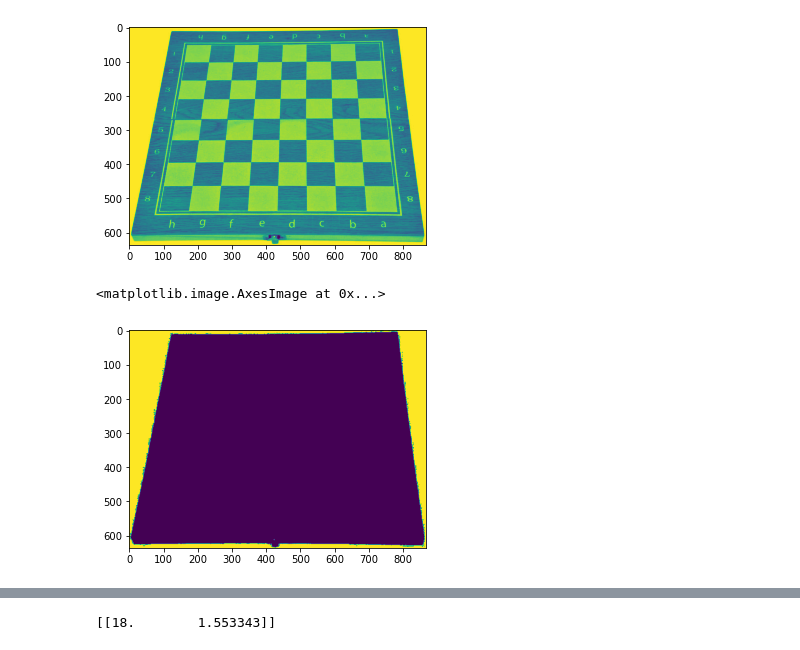
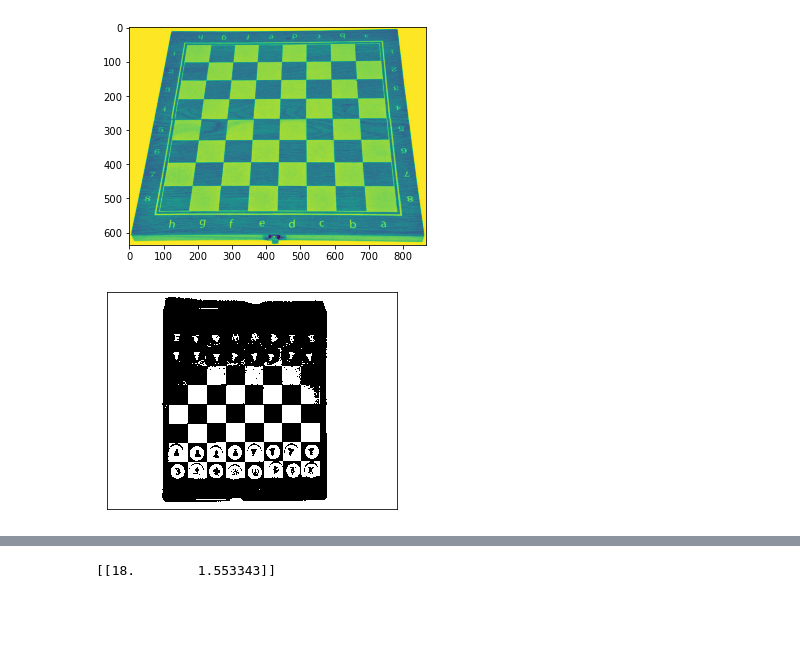
Before and after one commit to JGarruchoF/PID_Identificacion_de_fichas_tablero_ajedrez, a Jupyter notebook: Deteccion_tablero.ipynb, the cells around one changed output, grey strips where cells are left out. Cells and saved outputs as stored; diff of their text form; code cells hidden in the pictures; blank space fills up the shorter version.

```diff
--- a/Deteccion_tablero.ipynb
+++ b/Deteccion_tablero.ipynb
@@ -13,13 +21,11 @@ plt.imshow(img)
 <matplotlib.image.AxesImage at 0x...>
 [figure]
 # %%
-ret,thresh1 = cv2.threshold(img,250,255,cv2.THRESH_BINARY)
+ret,thresh1 = cv2.threshold(img,128,255,cv2.THRESH_BINARY)
 #FLOODFILL
 mask = np
+muestra(thresh1)
+# %% [output]
+[figure, added]
-# %%
-plt.imshow(thresh1)
-# %% [output]
-<matplotlib.image.AxesImage at 0x...>
-[figure, removed]
 # %%
 canny = cv2.Canny(thresh1, 200, 500)
```
Also changed, not shown: parts of 13 cells of this notebook, 3 other files.
